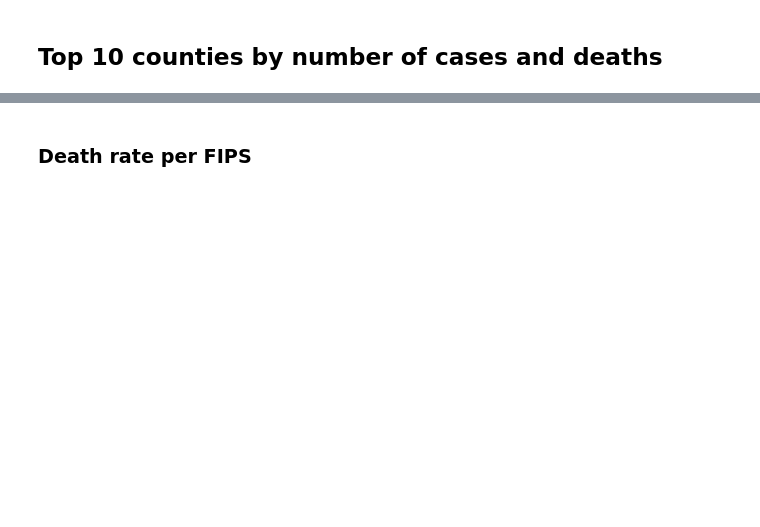
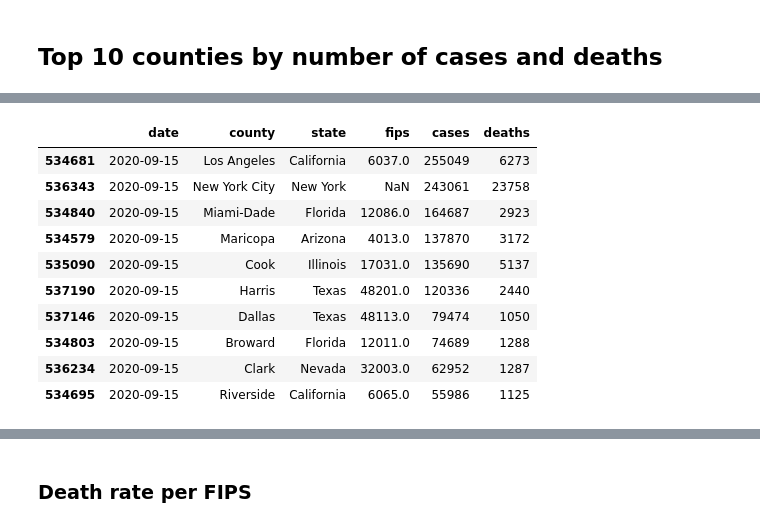
Before and after one commit to AnushreeChopde/DataVizFall2020_Colab, a Jupyter notebook: Class_Activity_lec03.ipynb, the cells around one changed output, grey strips where cells are left out. Drawn from its saved outputs; the diff is of its cells as text; code cells hidden in the pictures; blank space fills up the shorter version.

```diff
--- a/Class_Activity_lec03.ipynb
+++ b/Class_Activity_lec03.ipynb
@@ -167,0 +173,16 @@ Middlesex      2020-09-10       Virginia  51119.0   27769    2094
+# %%
+df.dtypes
+df['date'] = pd.to_datetime(df['date'])
+df[df['date'] == '2020-09-15'].sort_values(by='cases', ascending=False).head(10)
+# %% [output]
+|  | date | county | state | fips | cases | deaths |
+| 534681 | 2020-09-15 | Los Angeles | California | 6037.0 | 255049 | 6273 |
+| 536343 | 2020-09-15 | New York City | New York | NaN | 243061 | 23758 |
+| 534840 | 2020-09-15 | Miami-Dade | Florida | 12086.0 | 164687 | 2923 |
+| 534579 | 2020-09-15 | Maricopa | Arizona | 4013.0 | 137870 | 3172 |
+| 535090 | 2020-09-15 | Cook | Illinois | 17031.0 | 135690 | 5137 |
+| 537190 | 2020-09-15 | Harris | Texas | 48201.0 | 120336 | 2440 |
+| 537146 | 2020-09-15 | Dallas | Texas | 48113.0 | 79474 | 1050 |
+| 534803 | 2020-09-15 | Broward | Florida | 12011.0 | 74689 | 1288 |
+| 536234 | 2020-09-15 | Clark | Nevada | 32003.0 | 62952 | 1287 |
+| 534695 | 2020-09-15 | Riverside | California | 6065.0 | 55986 | 1125 |
```
Also changed, not shown: parts of 12 cells of this notebook.
